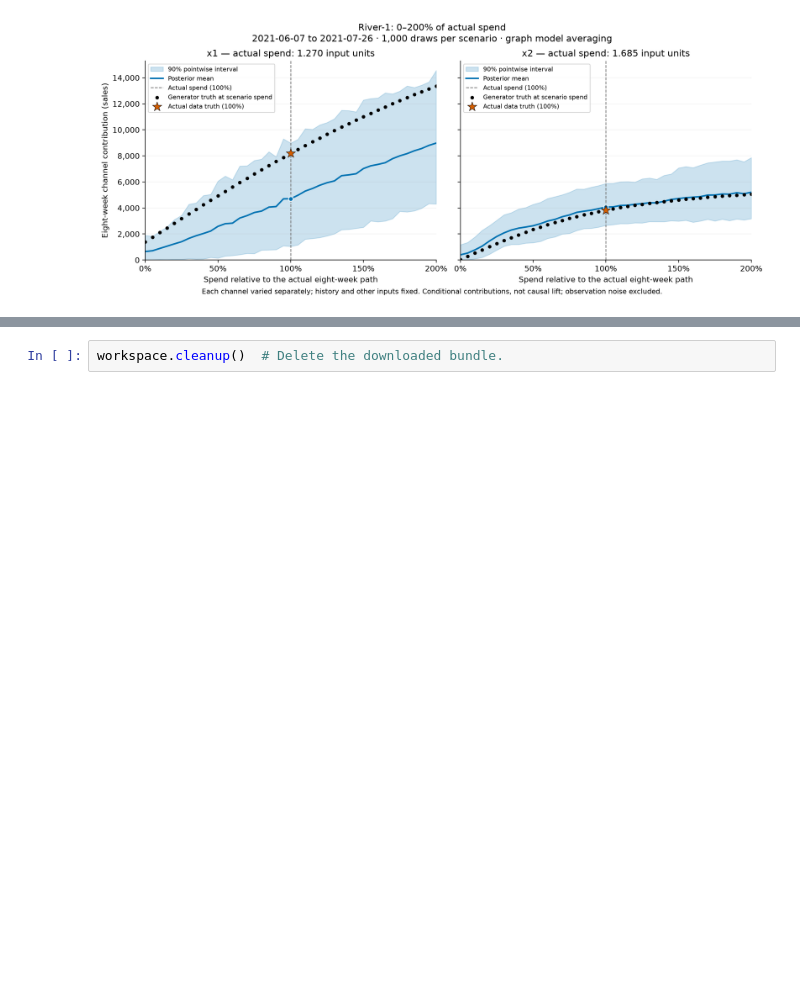
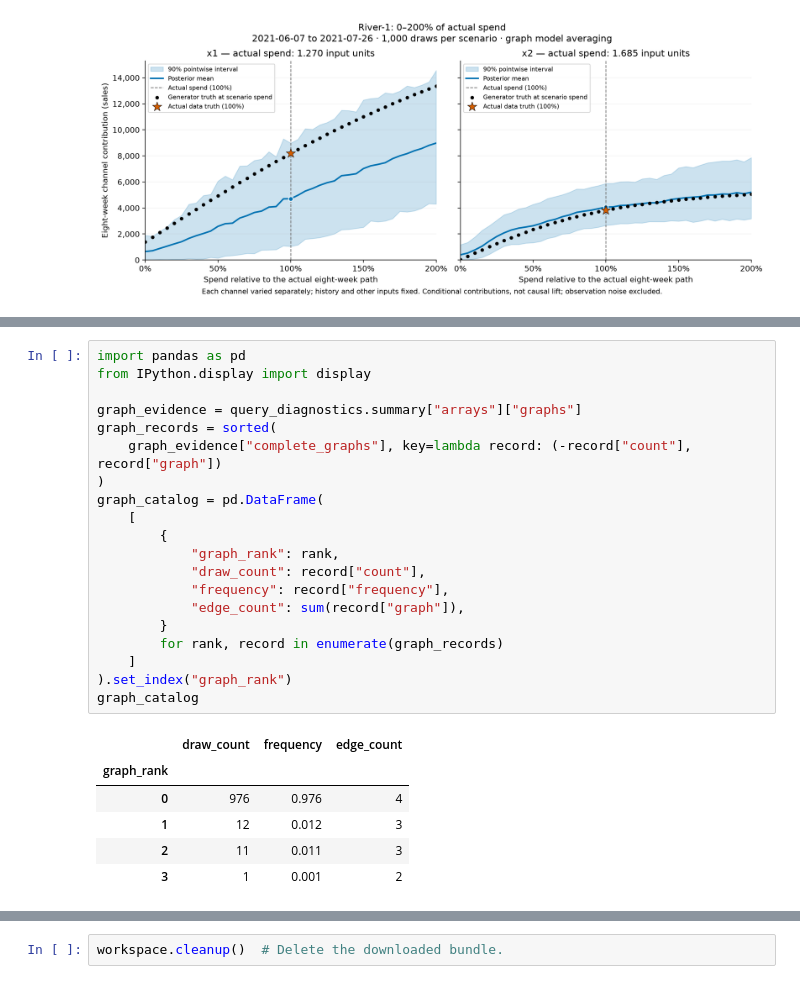
Before and after one commit to pymc-labs/pymc-mfm, a Jupyter notebook: examples/river_1_quickstart.ipynb, the cells around one changed output, grey strips where cells are left out. Saved outputs shown, nothing was run; the diff lists cells and outputs as text; blank space fills up the shorter version.

```diff
--- a/examples/river_1_quickstart.ipynb
+++ b/examples/river_1_quickstart.ipynb
@@ -480,0 +513,27 @@ sweep_fig.supxlabel(
+# %%
+import pandas as pd
+from IPython.display import display
+
+graph_evidence = query_diagnostics.summary["arrays"]["graphs"]
+graph_records = sorted(
+    graph_evidence["complete_graphs"], key=lambda record: (-record["count"], record["graph"])
+)
+graph_catalog = pd.DataFrame(
+    [
+        {
+            "graph_rank": rank,
+            "draw_count": record["count"],
+            "frequency": record["frequency"],
+            "edge_count": sum(record["graph"]),
+        }
+        for rank, record in enumerate(graph_records)
+    ]
+).set_index("graph_rank")
+graph_catalog
+# %% [output]
+|  | draw_count | frequency | edge_count |
+| graph_rank |  |  |  |
+| 0 | 976 | 0.976 | 4 |
+| 1 | 12 | 0.012 | 3 |
+| 2 | 11 | 0.011 | 3 |
+| 3 | 1 | 0.001 | 2 |
```
Also changed, not shown: parts of 11 cells of this notebook, 20 other files.
